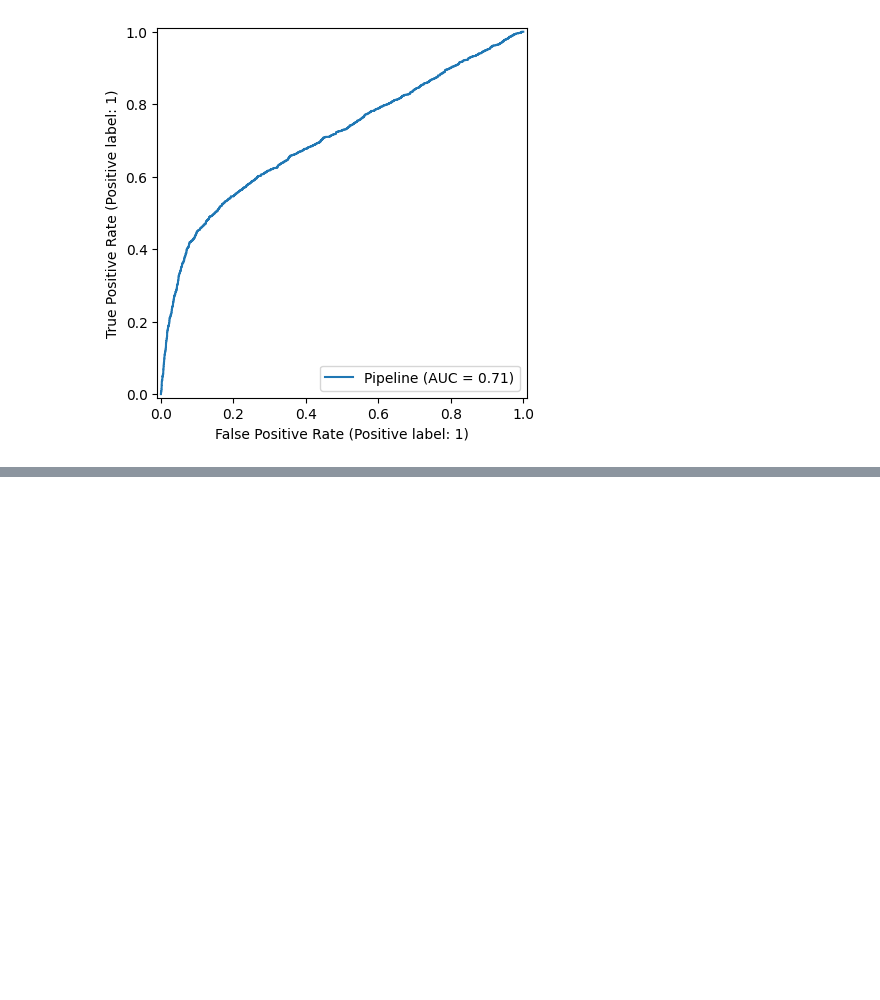
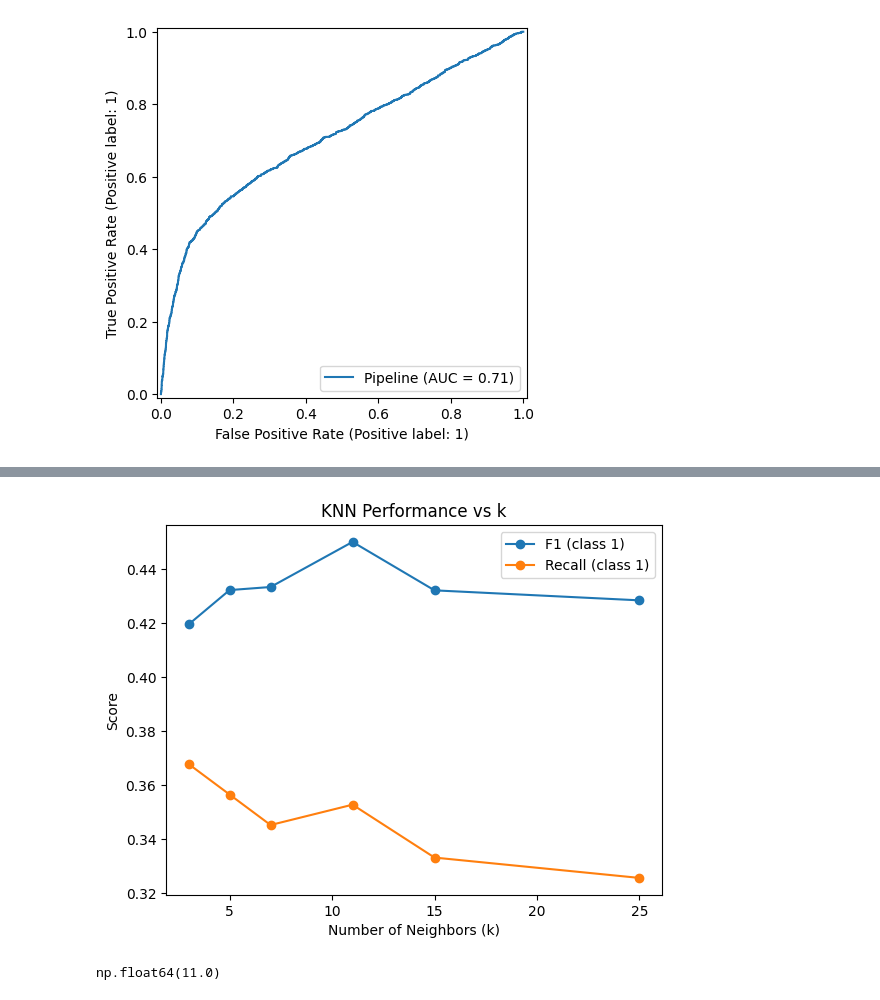
Before and after one commit to KOCCENG/ml-credit-risk-prediction, a Jupyter notebook: ml-credit-risk-prediction.ipynb, the cells around one changed output, grey strips where cells are left out. Saved outputs shown, nothing was run; the diff lists cells and outputs as text; code cells hidden in the pictures; blank space fills up the shorter version.

```diff
--- a/ml-credit-risk-prediction.ipynb
+++ b/ml-credit-risk-prediction.ipynb
@@ -229,0 +376,29 @@ plt.show()
+# %%
+from sklearn.metrics import classification_report, roc_auc_score
+import pandas as pd
+
+k_values = [3, 5, 7, 11, 15, 25]
+rows = []
+
+for k in k_values:
+    model = Pipeline([
+        ("scaler", StandardScaler()),
+        ("knn", KNeighborsClassifier(n_neighbors=k))
+    ])
+    model.fit(X_train, y_train)
+
+    y_pred = model.predict(X_test)
+    y_prob = model.predict_proba(X_test)[:, 1]
+
+    report = classification_report(y_test, y_pred, output_dict=True)
+
+    rows.append({
+        "k": k,
+        "precision_1": report["1"]["precision"],
+        "recall_1": report["1"]["recall"],
+        "f1_1": report["1"]["f1-score"],
+        "roc_auc": roc_auc_score(y_test, y_prob)
+    })
+
+df_knn_k = pd.DataFrame(rows)
+df_knn_k
@@ -229,0 +413,18 @@ plt.show()
+# %%
+import matplotlib.pyplot as plt
+
+plt.figure()
+plt.plot(df_knn_k["k"], df_knn_k["f1_1"], marker="o", label="F1 (class 1)")
+plt.plot(df_knn_k["k"], df_knn_k["recall_1"], marker="o", label="Recall (class 1)")
+plt.xlabel("Number of Neighbors (k)")
+plt.ylabel("Score")
+plt.legend()
+plt.title("KNN Performance vs k")
+plt.show()
+# %% [output]
+[figure, added]
+# %%
+best_k = df_knn_k.sort_values("f1_1", ascending=False).iloc[0]["k"]
+best_k
+# %% [output]
+np.float64(11.0)
```
Also changed, not shown: parts of 19 cells of this notebook.
